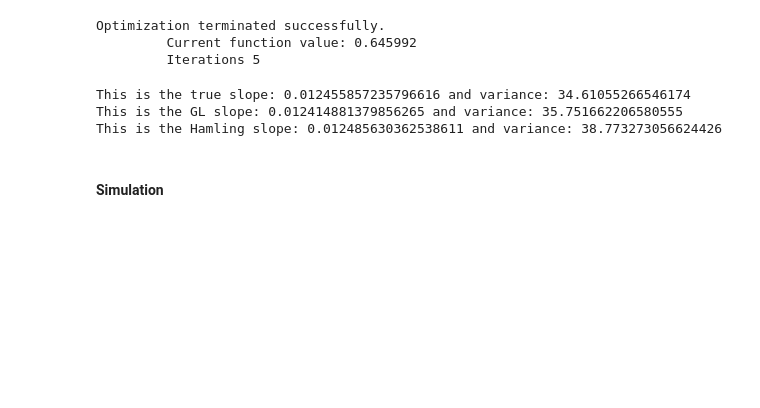
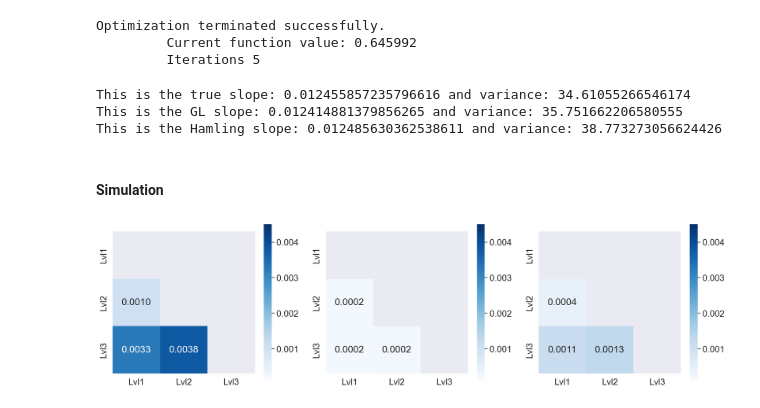
Before and after one commit to ihmeuw-msca/CorrelationCorrection, a Jupyter notebook: Examples/hamling_simulation.ipynb, the cells around one changed output. Cells and saved outputs as stored; diff of their text form; code cells hidden in the pictures; blank space fills up the shorter version.

```diff
--- a/Examples/hamling_simulation.ipynb
+++ b/Examples/hamling_simulation.ipynb
@@ -242,3 +243,19 @@ for i in tqdm(range(sim_no)):
     b_wls, v_wls = wls_reg(L,x,v)
     OLS_pe_list.append(b_wls)
     OLS_v_list.append(v_wls)
+# %%
+def mean_sq_error(cov_list1,cov_list2):
+    cov_list1, cov_list2 = np.array(cov_list1),np.array(cov_list2)
+    list_sq_error = (cov_list1 - cov_list2)**2
+    msqerror = np.mean(list_sq_error,axis=0)
+    msqerror[msqerror < 1e-12] = 0
+    return msqerror
+
+def mean_abs_error(cov_list1,cov_list2):
+    cov_list1, cov_list2 = np.array(cov_list1),np.array(cov_list2)
+    list_abs_error = np.abs(cov_list1 - cov_list2)
+    mabserror = np.mean(list_abs_error,axis=0)
+    mabserror[mabserror < 1e-12] = 0
+    return mabserror
+
+# def rel_error(cov_list1,cov_list2):
@@ -244,0 +264,32 @@ for i in tqdm(range(sim_no)):
+# %%
+C_gl = mean_abs_error(gl_cov,oracle_cov)
+C_ham = mean_abs_error(ham_cov,oracle_cov)
+C_crude = mean_abs_error(crude_cov,oracle_cov)
+
+fig, axes = plt.subplots(1,3,figsize=(18, 5))
+
+mask = np.triu(np.ones_like(C_gl, dtype=bool))  # Mask for the upper triangle
+# plt.figure(figsize=(8, 6))
+sns.set_theme(font_scale=1.6)
+sns.heatmap(C_gl, annot=True, mask=mask, cmap='Blues', cbar=True, square=True,  fmt=".4f",
+            xticklabels=[f'Lvl{i+1}' for i in range(3)],
+            yticklabels=[f'Lvl{i+1}' for i in range(3)], vmin=.0001,vmax=0.0045,ax=axes[0])
+axes[0].grid(False)
+
+sns.heatmap(C_ham, annot=True, mask=mask, cmap='Blues', cbar=True, square=True,  fmt=".4f",
+            xticklabels=[f'Lvl{i+1}' for i in range(3)],
+            yticklabels=[f'Lvl{i+1}' for i in range(3)], vmin=.0001,vmax=0.0045,ax=axes[1])
+axes[1].grid(False)
+
+
+sns.heatmap(C_crude, annot=True, mask=mask, cmap='Blues', cbar=True, square=True,  fmt=".4f",
+            xticklabels=[f'Lvl{i+1}' for i in range(3)],
+            yticklabels=[f'Lvl{i+1}' for i in range(3)], vmin=.0001,vmax=0.0045,ax=axes[2])
+axes[2].grid(False)
+
+plt.tight_layout()
+# plt.title('Upper Triangle of Covariance Matrix--Convex GL')
+plt.savefig("../images/MAE_cov_mat.pdf")
+plt.show()
+# %% [output]
+[figure, added]
```
Also changed, not shown: parts of 15 cells of this notebook, 2 other files.
